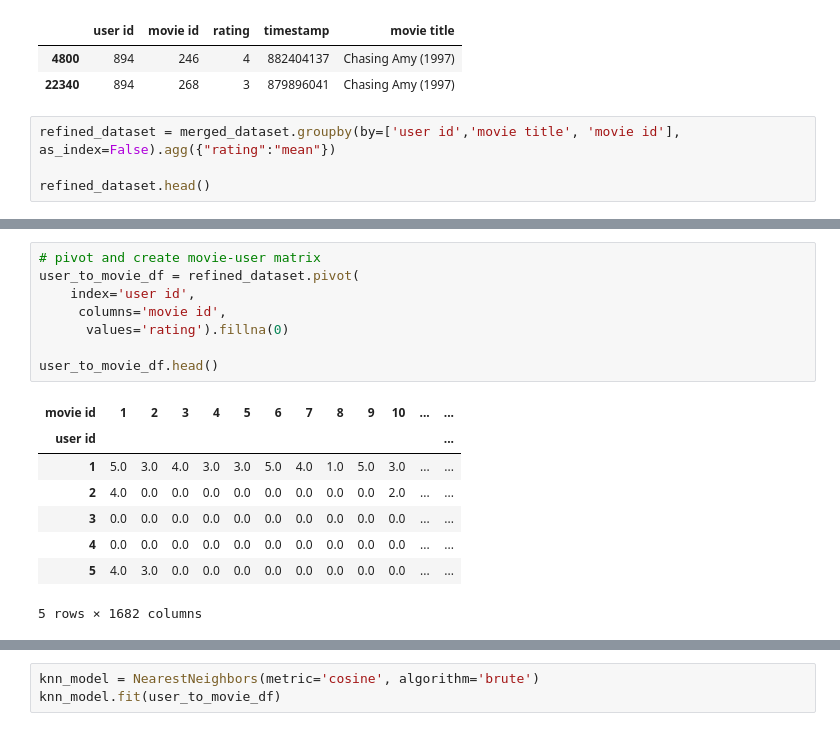
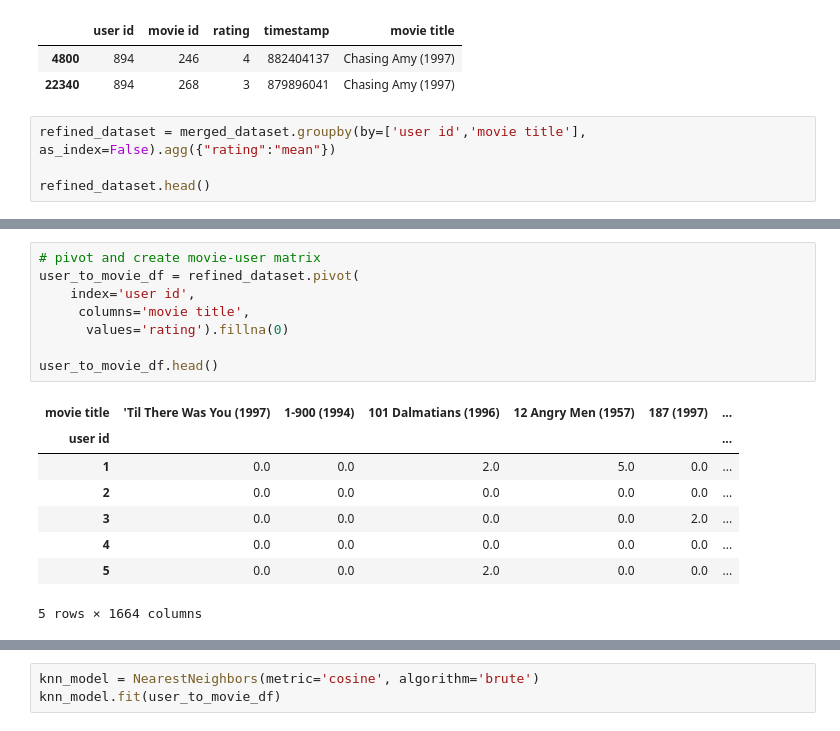
Before and after one commit to Skvayzer/recommedation-systems-movielens, a Jupyter notebook: notebooks/2.0. Collaborative_recsys_KNN.ipynb, the cells around one changed output, grey strips where cells are left out. Cells and saved outputs as stored; diff of their text form.

```diff
--- a/notebooks/2.0. Collaborative_recsys_KNN.ipynb
+++ b/notebooks/2.0. Collaborative_recsys_KNN.ipynb
@@ -105,7 +105,7 @@ merged_dataset[(merged_dataset['movie title'] == 'Chasing Amy (1997)') & (merged
 | 4800 | 894 | 246 | 4 | 882404137 | Chasing Amy (1997) |
 | 22340 | 894 | 268 | 3 | 879896041 | Chasing Amy (1997) |
 # %%
-refined_dataset = merged_dataset.groupby(by=['user id','movie title', 'movie id'], as_index=False).agg({"rating":"mean"})
+refined_dataset = merged_dataset.groupby(by=['user id','movie title'], as_index=False).agg({"rating":"mean"})
 
 refined_dataset.head()
 # %% [output]
@@ -126,17 +146,17 @@ Unique number of movies in the dataset: 1682
 # %%
 # pivot and create movie-user matrix
 user_to_movie_df = refined_dataset.pivot(
     index='user id',
-     columns='movie id',
+     columns='movie title',
       values='rating').fillna(0)
 
 user_to_movie_df.head()
 # %% [output]
-| movie id | 1 | 2 | 3 | 4 | 5 | 6 | 7 | 8 | 9 | 10 | ... | ... |
-| user id |  |  |  |  |  |  |  |  |  |  |  | ... |
-| 1 | 5.0 | 3.0 | 4.0 | 3.0 | 3.0 | 5.0 | 4.0 | 1.0 | 5.0 | 3.0 | ... | ... |
-| 2 | 4.0 | 0.0 | 0.0 | 0.0 | 0.0 | 0.0 | 0.0 | 0.0 | 0.0 | 2.0 | ... | ... |
-| 3 | 0.0 | 0.0 | 0.0 | 0.0 | 0.0 | 0.0 | 0.0 | 0.0 | 0.0 | 0.0 | ... | ... |
-| 4 | 0.0 | 0.0 | 0.0 | 0.0 | 0.0 | 0.0 | 0.0 | 0.0 | 0.0 | 0.0 | ... | ... |
-| 5 | 4.0 | 3.0 | 0.0 | 0.0 | 0.0 | 0.0 | 0.0 | 0.0 | 0.0 | 0.0 | ... | ... |
+| movie title | 'Til There Was You (1997) | 1-900 (1994) | 101 Dalmatians (1996) | 12 Angry Men (1957) | 187 (1997) | ... |
+| user id |  |  |  |  |  | ... |
+| 1 | 0.0 | 0.0 | 2.0 | 5.0 | 0.0 | ... |
+| 2 | 0.0 | 0.0 | 0.0 | 0.0 | 0.0 | ... |
+| 3 | 0.0 | 0.0 | 0.0 | 0.0 | 2.0 | ... |
+| 4 | 0.0 | 0.0 | 0.0 | 0.0 | 0.0 | ... |
+| 5 | 0.0 | 0.0 | 2.0 | 0.0 | 0.0 | ... |
-5 rows × 1682 columns
+5 rows × 1664 columns
```
Also changed, not shown: parts of 22 cells of this notebook, 4 other files.
